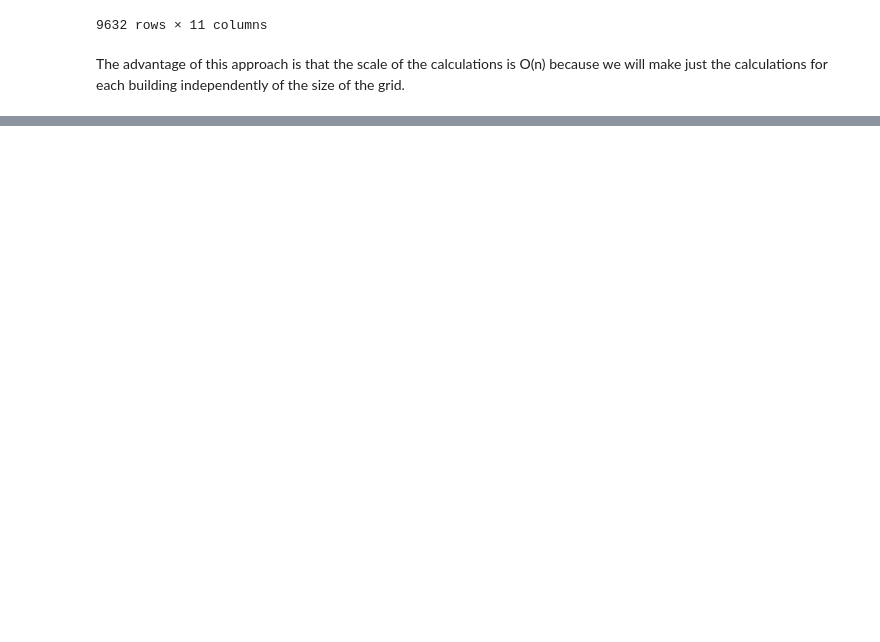
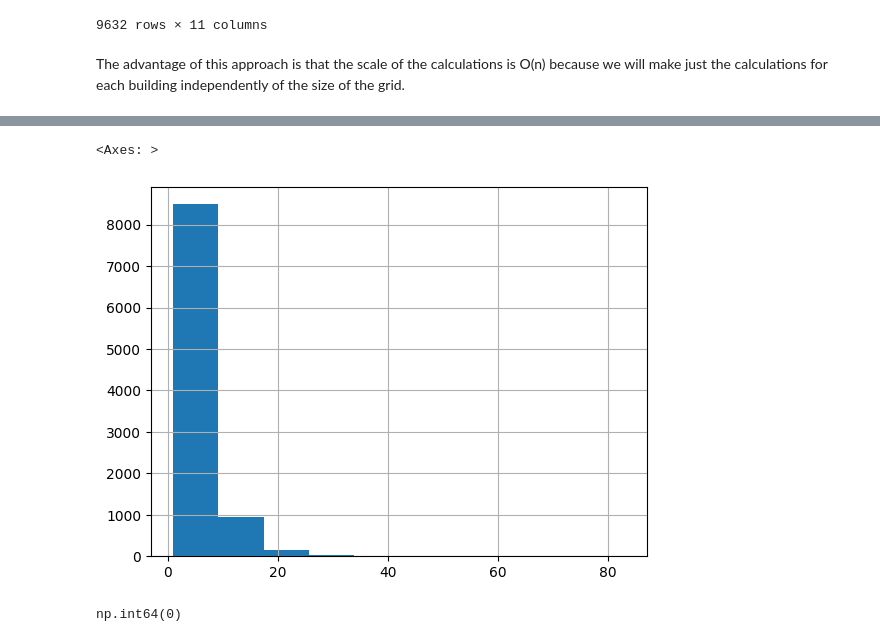
Before and after one commit to IonatanPerez/TECHO-IdeATLAS, a Jupyter notebook: 2-Preprocessing.ipynb, the cells around one changed output, grey strips where cells are left out. Cells and saved outputs as stored; diff of their text form; code cells hidden in the pictures; blank space fills up the shorter version.

```diff
--- a/2-Preprocessing.ipynb
+++ b/2-Preprocessing.ipynb
@@ -16,9 +19,10 @@ import numpy as np
 
 data_folder = "Data/"
 filename = "95b_buildings_target.csv"
+filename = "95b_buildings.csv"
 
 
 geo_data = gpd.read_file(data_folder + filename)
-geo_data['geometry'] = geo_data['geometry'].apply(wkt.loads)
+geo_data['geometry'] = geo_data['geometry'].progress_apply(wkt.loads)
 gdf = gpd.GeoDataFrame(geo_data, geometry='geometry')
 gdf.head()
@@ -131,2 +131,0 @@ square = poly_grid.iloc[-11,0]
-# %%
-polygon = gdf["geometry"].iloc[0]
@@ -168,0 +132,36 @@ POLYGON ((-58.3726862870237 -34.6098345100679, -58.3726938558099 -34.60967573146
+# %%
+def found_overlapping_cells(row, grid_polygons):
+    # Get the cell coordinates
+    cell_y = row["cell_lat"]
+    cell_x = row["cell_lon"]
+    cells_size = row["cells_size"]
+    # Get the polygon
+    polygon = row["geometry"]
+    # Create a list to store the overlapping cells
+    overlapping = []
+    cell_polygon = grid_polygons[cell_x][cell_y]
+    # Check if the polygon is completely inside the cell
+    if polygon.intersects(cell_polygon):
+        if abs(polygon.intersection(cell_polygon).area - polygon.area) < 0.0001 * polygon.area: # We can use a tolerance to check if the polygon is completely inside the cell
+            overlapping.append({"x_cell": cell_x, "y_cell": cell_y, "area": polygon.area, "polygon_tag": row["full_plus_code"]})
+            return overlapping
+    # Check the surrounding cells
+    for i in range(-cells_size, cells_size + 1):
+        for j in range(-cells_size, cells_size + 1):
+            target_cell_x = cell_x + i
+            target_cell_y = cell_y + j
+            # Check if the target cell is within the grid
+            if target_cell_x in grid_polygons and target_cell_y in grid_polygons[target_cell_x]:
+                cell_polygon = grid_polygons[target_cell_x][target_cell_y]
+                if polygon.intersects(cell_polygon):
+                    overlapping_area = polygon.intersection(cell_polygon)
+                    overlapping.append({"x_cell": target_cell_x, "y_cell": target_cell_y, "area": overlapping_area.area, "polygon_tag": row["full_plus_code"]})
+                    if overlapping_area == polygon.area:
+                        # If the polygon is completely inside the cell, we can skip it
+                        return overlapping
+    return overlapping
+# %%
+# Now we will add the overlapping cells to the dataframe
+gdf["overlapping_cells"] = gdf.progress_apply(lambda row: found_overlapping_cells(row, poly_grid), axis=1)
+
+gdf
@@ -168,0 +182,9 @@ POLYGON ((-58.3726862870237 -34.6098345100679, -58.3726938558099 -34.60967573146
+# %%
+gdf["overlapping_cells"].apply(lambda x: len(x)).hist() # Visualizamos la cantidad de celdas que intersectan con cada poligono
+# %% [output]
+<Axes: >
+[figure, added]
+# %%
+(gdf["overlapping_cells"].apply(lambda x: len(x)) == 0).sum() #  Chequeamos que todos los poligonos intersecten con al menos una celda
+# %% [output]
+np.int64(0)
```
Also changed, not shown: parts of 21 cells of this notebook, 1 other file.
